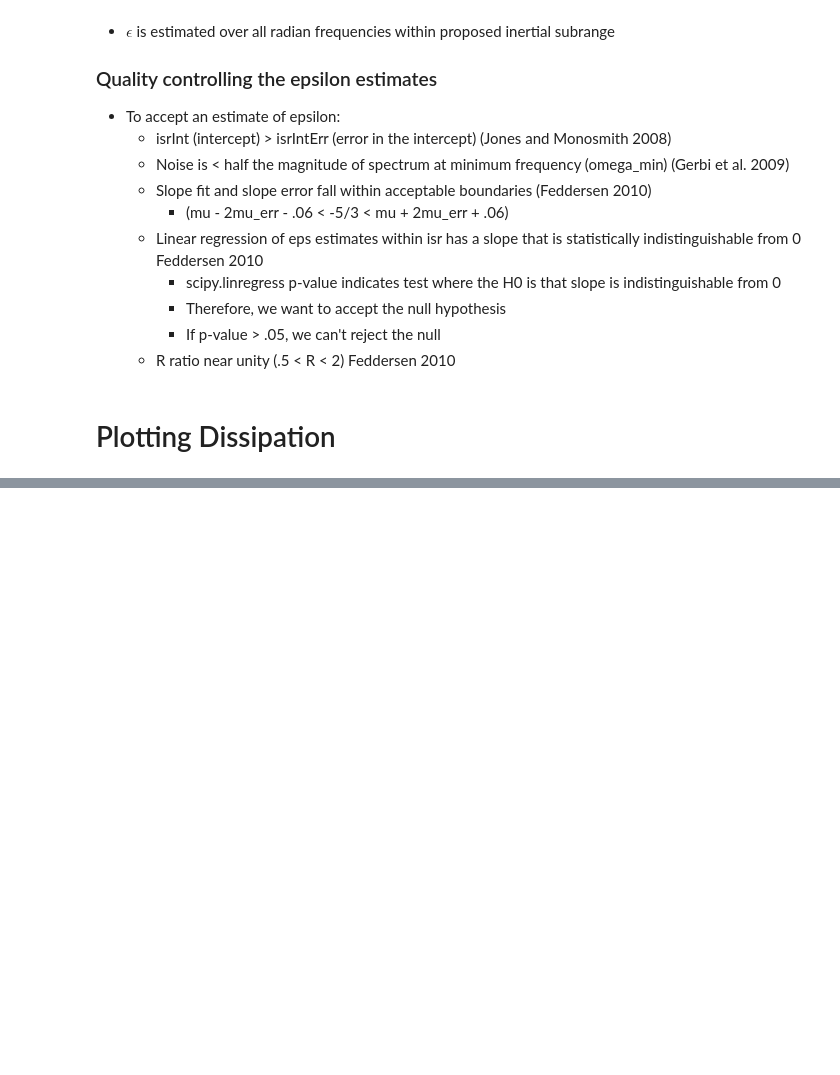
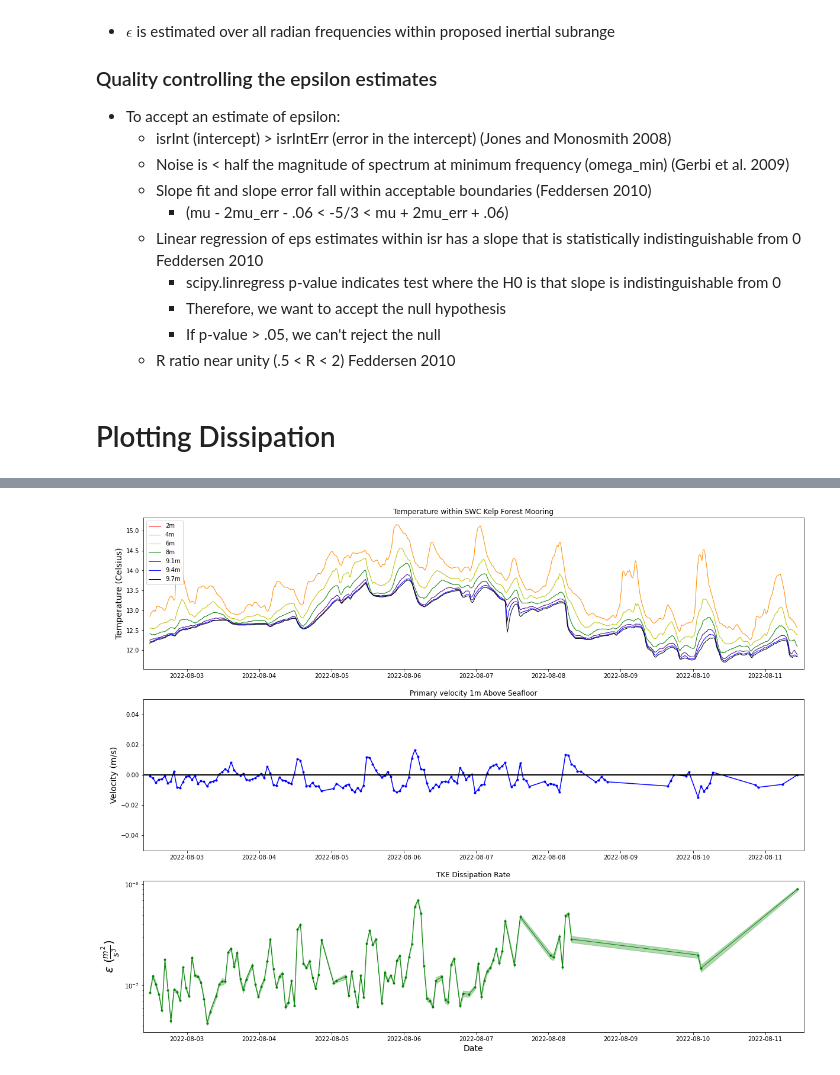
Before and after one commit to lagrady/Kelp-Forest-Hydrodynamics, a Jupyter notebook: notebooks/Turbulent_dissipation.ipynb, the cells around one changed output, grey strips where cells are left out. Saved outputs shown, nothing was run; the diff lists cells and outputs as text; code cells hidden in the pictures; blank space fills up the shorter version.

```diff
--- a/notebooks/Turbulent_dissipation.ipynb
+++ b/notebooks/Turbulent_dissipation.ipynb
@@ -177,7 +182,7 @@ eps2IntAvg.to_netcdf('ADV/eps2IntAvg_exp.nc')
 # Plotting Dissipation
 # %%
 #Import data
-eps1Int = xr.open_dataset('ADV/eps1Int_exp.nc')
-eps1IntAvg = xr.open_dataset('ADV/eps1IntAvg_exp.nc')
-eps2Int = xr.open_dataset('ADV/eps2Int_exp.nc')
-eps2IntAvg = xr.open_dataset('ADV/eps2IntAvg_exp.nc')
+eps1Int = xr.open_dataset('ADV/eps1Int_final.nc')
+eps1IntAvg = xr.open_dataset('ADV/eps1IntAvg_final.nc')
+eps2Int = xr.open_dataset('ADV/eps2Int_final.nc')
+eps2IntAvg = xr.open_dataset('ADV/eps2IntAvg_final.nc')
@@ -184,2 +192,5 @@ eps2IntAvg = xr.open_dataset('ADV/eps2IntAvg_exp.nc')
 # %%
-vecEpsPlotter(adv1IntAvg, temp, eps1IntAvg, timeFrame = None, saveFig=True, filename = 'Plots/Deployment1_vec_overview')
+vt.vecEpsPlotter(adv1IntAvg, temp, eps1IntAvg, timeFrame = None)
+                           #saveFig=True, filename = 'Plots/Deployment2_vec_overview', returnBnum = True)
+# %% [output]
+[figure, added]
```
Also changed, not shown: parts of 37 cells of this notebook, 5 other files.
